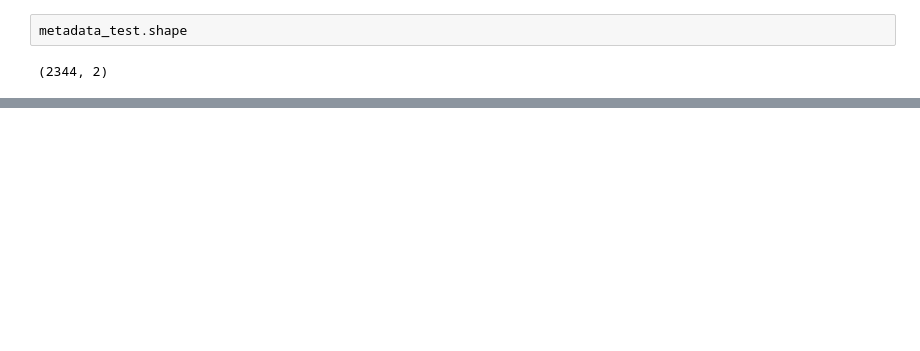
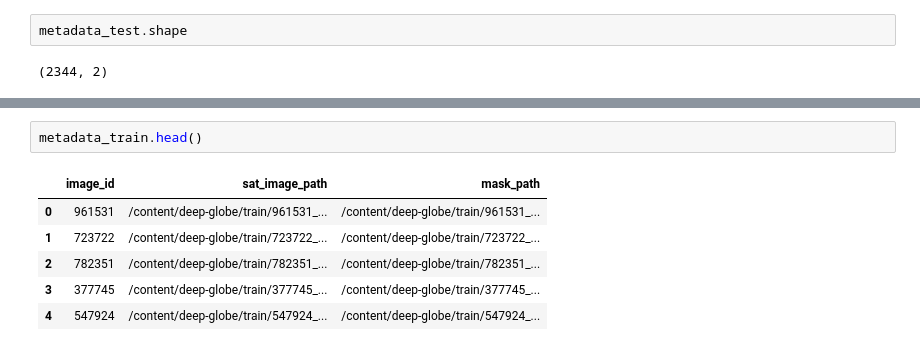
Before and after one commit to hmlewis-astro/street_network_deep_learning, a Jupyter notebook: test_notebook.ipynb, the cells around one changed output, grey strips where cells are left out. Drawn from its saved outputs; the diff is of its cells as text; blank space fills up the shorter version.

```diff
--- a/test_notebook.ipynb
+++ b/test_notebook.ipynb
@@ -123,0 +123,9 @@ See the caveats in the documentation: https://pandas.pydata.org/pandas-docs/stab
+# %%
+metadata_train.head()
+# %% [output]
+|  | image_id | sat_image_path | mask_path |
+| 0 | 961531 | /content/deep-globe/train/961531_... | /content/deep-globe/train/961531_... |
+| 1 | 723722 | /content/deep-globe/train/723722_... | /content/deep-globe/train/723722_... |
+| 2 | 782351 | /content/deep-globe/train/782351_... | /content/deep-globe/train/782351_... |
+| 3 | 377745 | /content/deep-globe/train/377745_... | /content/deep-globe/train/377745_... |
+| 4 | 547924 | /content/deep-globe/train/547924_... | /content/deep-globe/train/547924_... |
```
Also changed, not shown: parts of 21 cells of this notebook.
